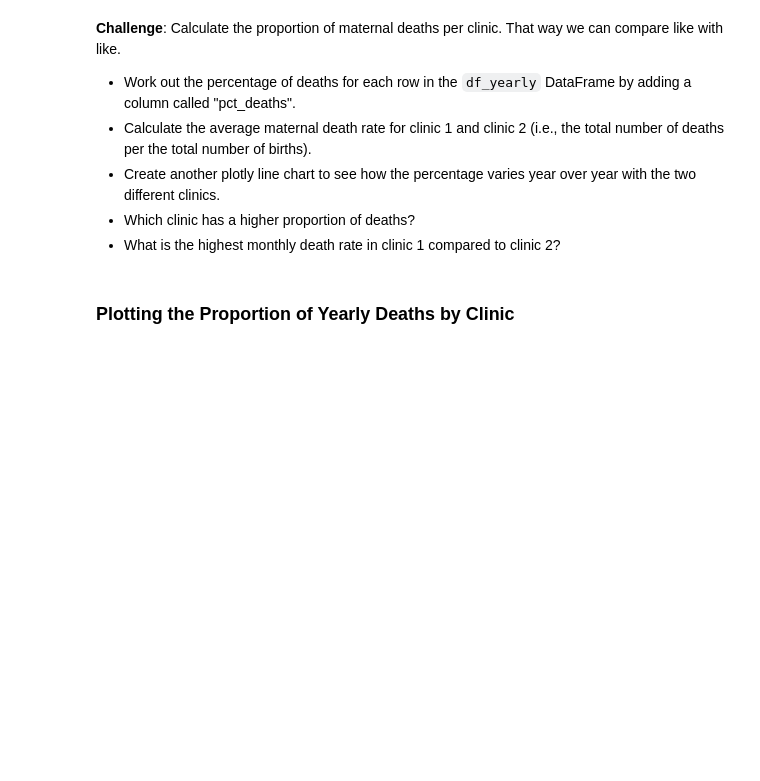
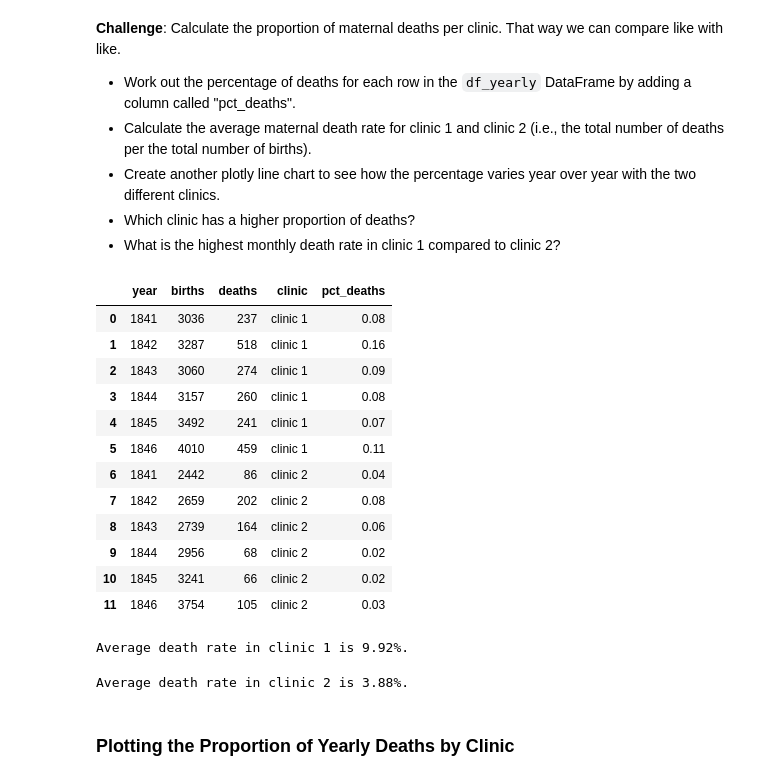
Before and after one commit to sojourn99/dr-semmelweis-handwashing-discovery, a Jupyter notebook: Dr_Semmelweis_Handwashing_Discovery_(start).ipynb, the cells around one changed output. Cells and saved outputs as stored; diff of their text form; code cells hidden in the pictures; blank space fills up the shorter version.

Commit message:
analysing the yearly data split by clinic

```diff
--- a/Dr_Semmelweis_Handwashing_Discovery_(start).ipynb
+++ b/Dr_Semmelweis_Handwashing_Discovery_(start).ipynb
@@ -280,5 +300,34 @@ Now let's look at the annual data instead.
 * Create another plotly line chart to see how the percentage varies year over year with the two different clinics.
 * Which clinic has a higher proportion of deaths?
 * What is the highest monthly death rate in clinic 1 compared to clinic 2?
+# %%
+df_yearly['pct_deaths'] = df_yearly.deaths / df_yearly.births
+df_yearly
+# %% [output]
+|  | year | births | deaths | clinic | pct_deaths |
+| 0 | 1841 | 3036 | 237 | clinic 1 | 0.08 |
+| 1 | 1842 | 3287 | 518 | clinic 1 | 0.16 |
+| 2 | 1843 | 3060 | 274 | clinic 1 | 0.09 |
+| 3 | 1844 | 3157 | 260 | clinic 1 | 0.08 |
+| 4 | 1845 | 3492 | 241 | clinic 1 | 0.07 |
+| 5 | 1846 | 4010 | 459 | clinic 1 | 0.11 |
+| 6 | 1841 | 2442 | 86 | clinic 2 | 0.04 |
+| 7 | 1842 | 2659 | 202 | clinic 2 | 0.08 |
+| 8 | 1843 | 2739 | 164 | clinic 2 | 0.06 |
+| 9 | 1844 | 2956 | 68 | clinic 2 | 0.02 |
+| 10 | 1845 | 3241 | 66 | clinic 2 | 0.02 |
+| 11 | 1846 | 3754 | 105 | clinic 2 | 0.03 |
+# %%
+clinic_1 = df_yearly[df_yearly.clinic == 'clinic 1']
+avg_c1 = clinic_1.deaths.sum() / clinic_1.births.sum() * 100
+print(f'Average death rate in clinic 1 is {avg_c1:.3}%.')
+# %% [output]
+Average death rate in clinic 1 is 9.92%.
+# %%
+clinic_2 = df_yearly[df_yearly.clinic == 'clinic 2']
+avg_c2 = clinic_2.deaths.sum() / clinic_2.births.sum() * 100
+print(f'Average death rate in clinic 2 is {avg_c2:.3}%.')
+# %% [output]
+Average death rate in clinic 2 is 3.88%.
 # %% [markdown]
 ### Plotting the Proportion of Yearly Deaths by Clinic
```
Also changed, not shown: parts of 3 cells of this notebook.
